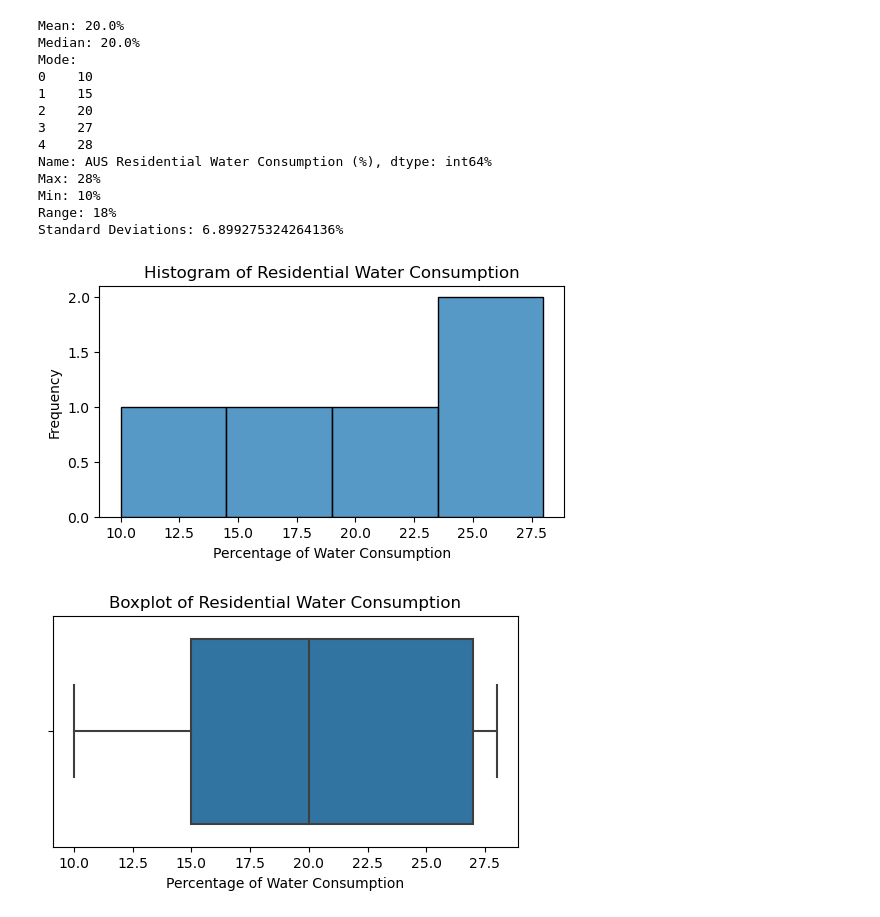
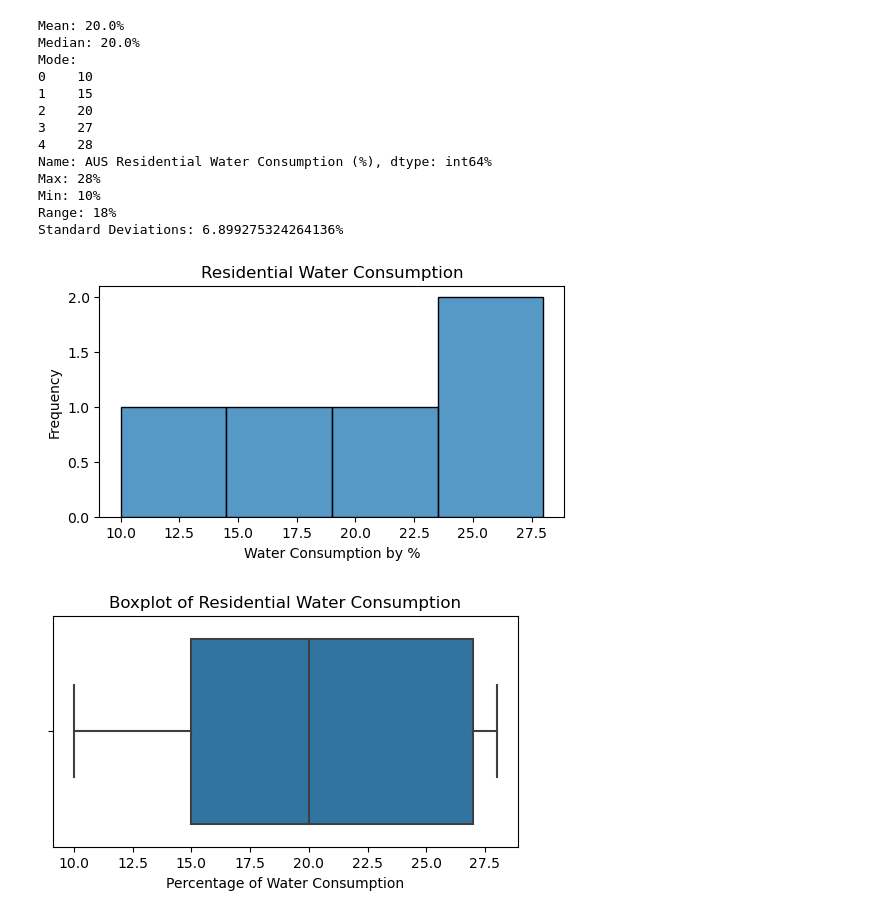
Before and after one commit to xiu-shi/DA_L7, a Jupyter notebook: CA - Descriptive Statistics_submit_2.ipynb, the cells around one changed output. Cells and saved outputs as stored; diff of their text form; code cells hidden in the pictures.

```diff
--- a/CA - Descriptive Statistics_submit_2.ipynb
+++ b/CA - Descriptive Statistics_submit_2.ipynb
@@ -66,15 +66,15 @@ Standard Deviations: 6.899275324264136%
 # %%
 # Plotting Histogram
 
 plt.figure(figsize=(6, 3))
 sns.histplot(df['AUS Residential Water Consumption (%)'])
-plt.title('Histogram of Residential Water Consumption')
-plt.xlabel('Percentage of Water Consumption')
+plt.title('Residential Water Consumption')
+plt.xlabel('Water Consumption by %')
 plt.ylabel('Frequency')
 plt.show()
-# it's not a bell curve shape, indicating it's a normally distributed  data
+# it's not a bell curve shape, indicating it's not a normally distributed data
 # %% [output]
-[figure, old version]
+[figure, new version]
 # %%
 # Plotting a boxplot to check for Symmetry
 
```
Also changed, not shown: 2 other files.
